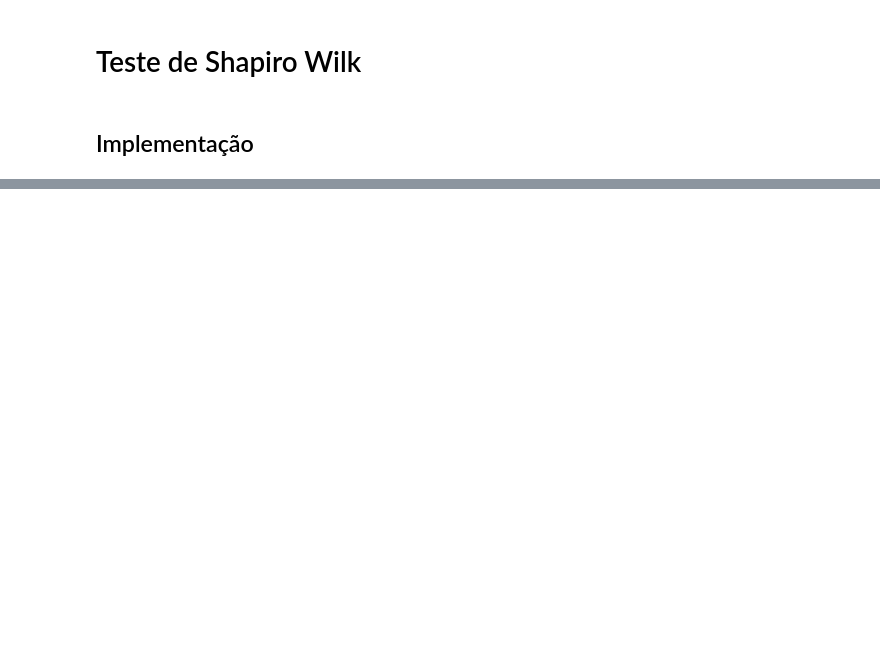
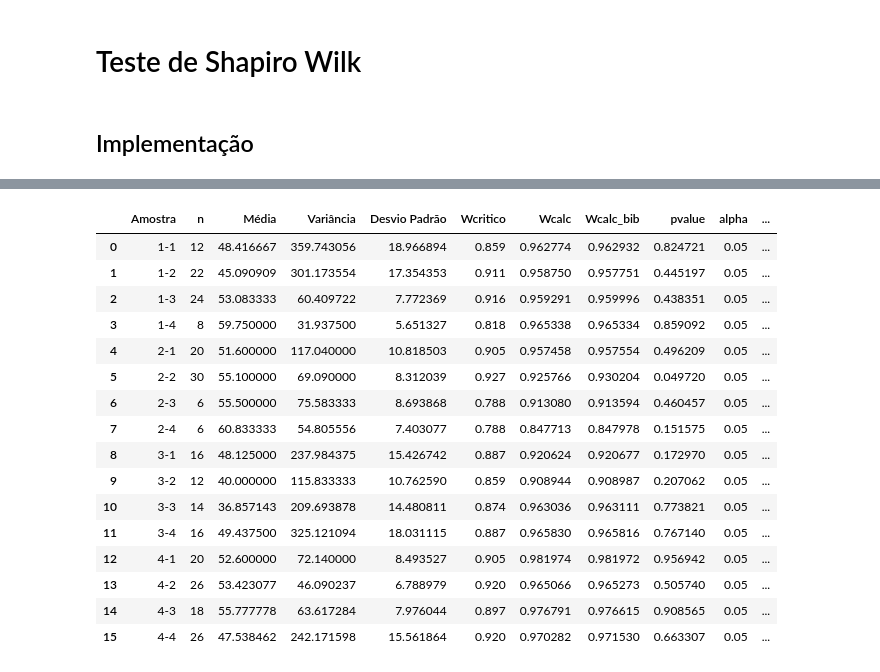
Before and after one commit to erlonL/testes-inferencia, a Jupyter notebook: Teste_ShapiroWilk_Plots.ipynb, the cells around one changed output, grey strips where cells are left out. Saved outputs shown, nothing was run; the diff lists cells and outputs as text; code cells hidden in the pictures; blank space fills up the shorter version.

```diff
--- a/Teste_ShapiroWilk_Plots.ipynb
+++ b/Teste_ShapiroWilk_Plots.ipynb
@@ -210,0 +226,21 @@ plt.show()
+# %%
+rdf.reset_index(drop=True, inplace=True)
+rdf
+# %% [output]
+|  | Amostra | n | Média | Variância | Desvio Padrão | Wcritico | Wcalc | Wcalc_bib | pvalue | alpha | ... |
+| 0 | 1-1 | 12 | 48.416667 | 359.743056 | 18.966894 | 0.859 | 0.962774 | 0.962932 | 0.824721 | 0.05 | ... |
+| 1 | 1-2 | 22 | 45.090909 | 301.173554 | 17.354353 | 0.911 | 0.958750 | 0.957751 | 0.445197 | 0.05 | ... |
+| 2 | 1-3 | 24 | 53.083333 | 60.409722 | 7.772369 | 0.916 | 0.959291 | 0.959996 | 0.438351 | 0.05 | ... |
+| 3 | 1-4 | 8 | 59.750000 | 31.937500 | 5.651327 | 0.818 | 0.965338 | 0.965334 | 0.859092 | 0.05 | ... |
+| 4 | 2-1 | 20 | 51.600000 | 117.040000 | 10.818503 | 0.905 | 0.957458 | 0.957554 | 0.496209 | 0.05 | ... |
+| 5 | 2-2 | 30 | 55.100000 | 69.090000 | 8.312039 | 0.927 | 0.925766 | 0.930204 | 0.049720 | 0.05 | ... |
+| 6 | 2-3 | 6 | 55.500000 | 75.583333 | 8.693868 | 0.788 | 0.913080 | 0.913594 | 0.460457 | 0.05 | ... |
+| 7 | 2-4 | 6 | 60.833333 | 54.805556 | 7.403077 | 0.788 | 0.847713 | 0.847978 | 0.151575 | 0.05 | ... |
+| 8 | 3-1 | 16 | 48.125000 | 237.984375 | 15.426742 | 0.887 | 0.920624 | 0.920677 | 0.172970 | 0.05 | ... |
+| 9 | 3-2 | 12 | 40.000000 | 115.833333 | 10.762590 | 0.859 | 0.908944 | 0.908987 | 0.207062 | 0.05 | ... |
+| 10 | 3-3 | 14 | 36.857143 | 209.693878 | 14.480811 | 0.874 | 0.963036 | 0.963111 | 0.773821 | 0.05 | ... |
+| 11 | 3-4 | 16 | 49.437500 | 325.121094 | 18.031115 | 0.887 | 0.965830 | 0.965816 | 0.767140 | 0.05 | ... |
+| 12 | 4-1 | 20 | 52.600000 | 72.140000 | 8.493527 | 0.905 | 0.981974 | 0.981972 | 0.956942 | 0.05 | ... |
+| 13 | 4-2 | 26 | 53.423077 | 46.090237 | 6.788979 | 0.920 | 0.965066 | 0.965273 | 0.505740 | 0.05 | ... |
+| 14 | 4-3 | 18 | 55.777778 | 63.617284 | 7.976044 | 0.897 | 0.976791 | 0.976615 | 0.908565 | 0.05 | ... |
+| 15 | 4-4 | 26 | 47.538462 | 242.171598 | 15.561864 | 0.920 | 0.970282 | 0.971530 | 0.663307 | 0.05 | ... |
```
Also changed, not shown: parts of 9 cells of this notebook, 3 other files.
